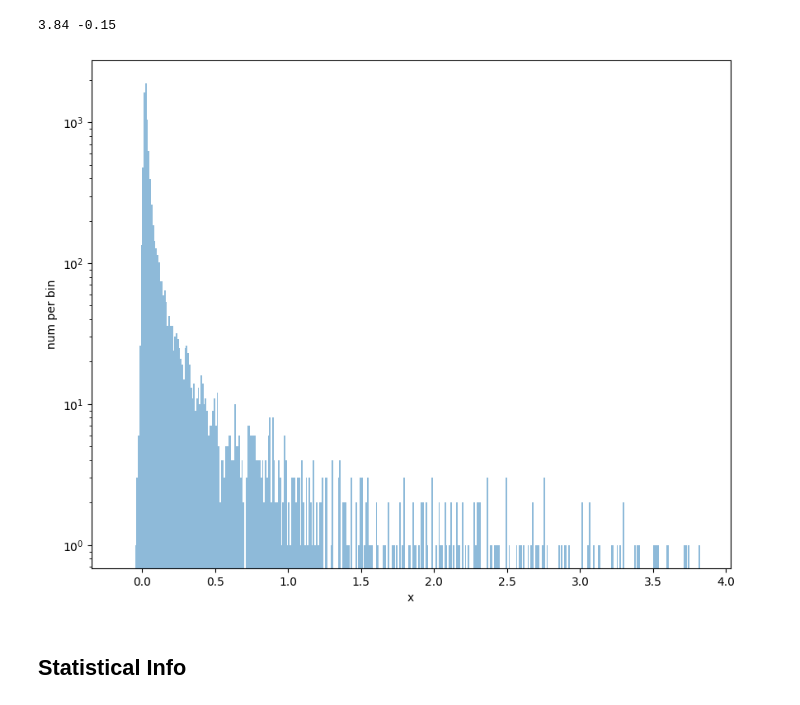
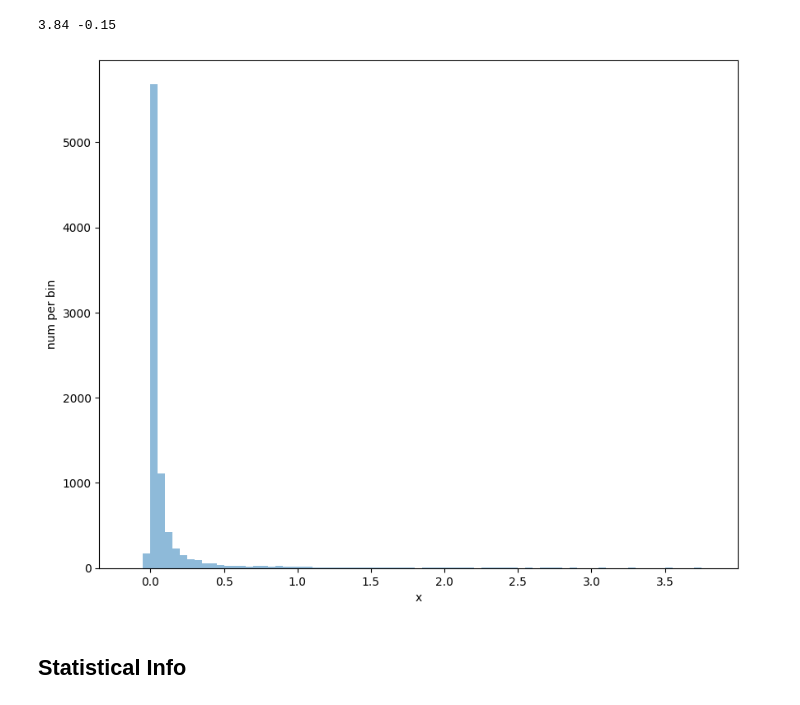
Before and after one commit to atothsmi/ASTR19, a Jupyter notebook: final/sep-f105w.ipynb, the cells around one changed output. Saved outputs shown, nothing was run; the diff lists cells and outputs as text; code cells hidden in the pictures.

```diff
--- a/final/sep-f105w.ipynb
+++ b/final/sep-f105w.ipynb
@@ -248,7 +248,7 @@ print(max(checked_flux))
 35.85189163804054
 # %%
 #create the histogram bins
-width = .01
+width = .05
 histmin =  np.round((min(checked_flux)- flux_mean) / flux_std, 2) #round to closest smaller integer
 histmax =  np.round((max(checked_flux) - flux_mean) / flux_std, 2) #round to closest higher integer
 
@@ -258,18 +258,18 @@ print(histmax, histmin)
 # %%
 bins = np.arange(histmin, histmax, width)
 
 #create historgram
 fig = plt.figure()
 
 ax = fig.add_subplot(1,1,1)
-ax.hist(flux, bins = bins, alpha = 0.5)
-ax.set_yscale('log')
+ax.hist(flux, bins = bins, alpha = 0.5, density=False)
+# ax.set_yscale('log')
 
 plt.xlabel('x')
 plt.ylabel('num per bin')
 plt.show()
 # %% [output]
-[figure, old version]
+[figure, new version]
 # %% [markdown]
 ## Statistical Info
 # %% [markdown]
```
Also changed, not shown: parts of 3 cells of this notebook, 2 other files.
